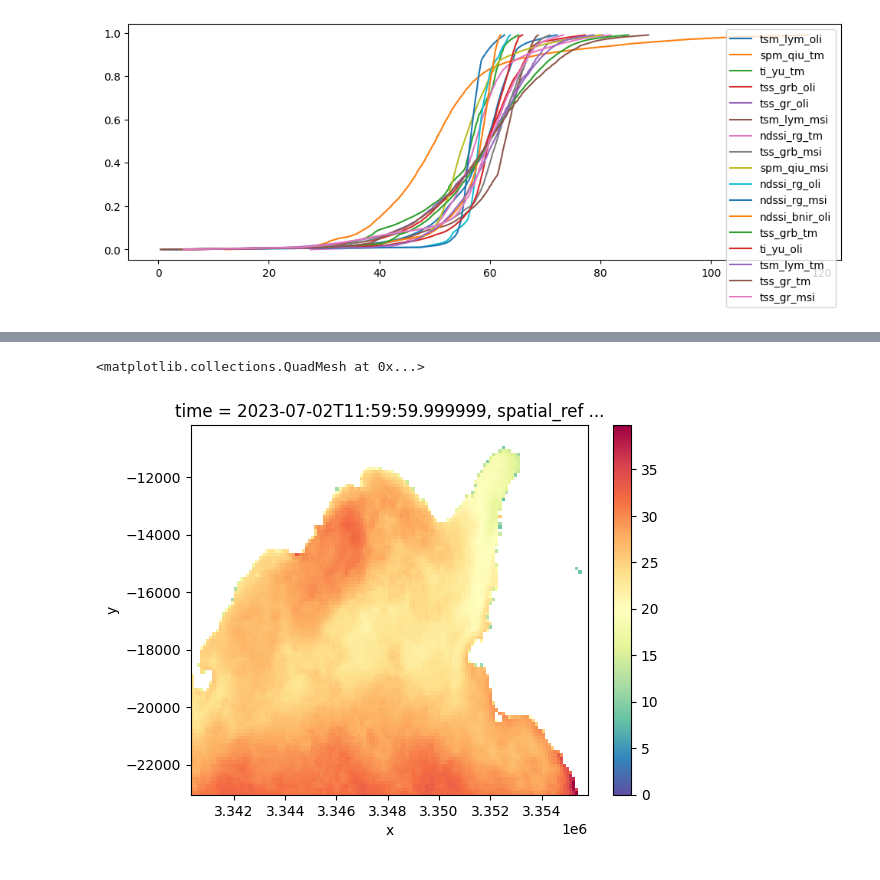
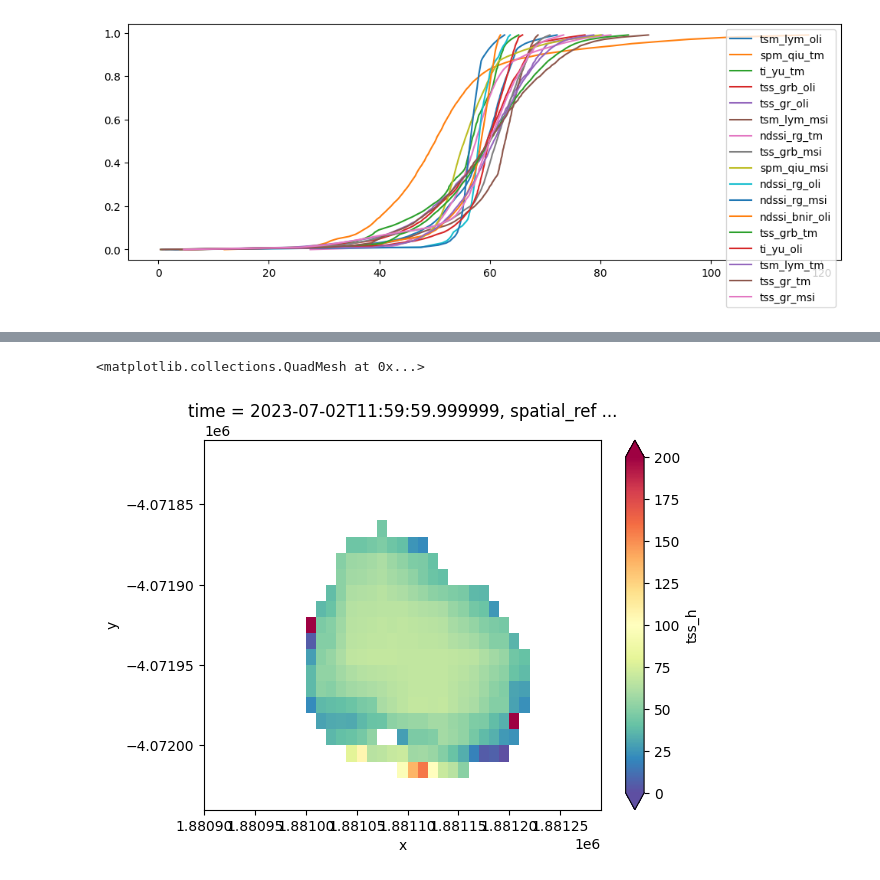
Before and after one commit to digitalearthafrica/deafrica_water_quality, a Jupyter notebook: WP1.2/WQ package 1.2.ipynb, the cells around one changed output, grey strips where cells are left out. Drawn from its saved outputs; the diff is of its cells as text; code cells hidden in the pictures.

Commit message:
Tidy up of the workbook and better plots of results

```diff
--- a/WP1.2/WQ package 1.2.ipynb
+++ b/WP1.2/WQ package 1.2.ipynb
@@ -522,13 +524,13 @@ if True: #put the data into a new dimension, call the variable 'tss' or 'chla'
                         instruments,
                         new_dimension_name='tss_measure',
                         new_varname='tss',
-                        verbose=verbose)
+                        verbose=False)
     ds,chla_vlist = WQ_vars(ds.where(ds.clearwater),
                         algorithms_chla,
                         instruments,
                         new_dimension_name='chla_measure',
                         new_varname='chla',
-                        verbose=verbose)
+                        verbose=False)
 
 else:  #keep it simple, just add new data as new variables in a 3-D dataset
     ds,tsm_vlist  = WQ_vars(ds.where(ds.clearwater),
@@ -866,6 +802,6 @@ plt.legend(loc='best')
 # %%
 #(ds.isel(time=23).tss * wq_results.tss_scale + wq_results.tss_offset).mean(dim=('tss_measure')).plot(vmin=0)
-(ds.tss * wq_results.tss_scale + wq_results.tss_offset).mean(dim=('tss_measure')).isel(time=23).plot(vmin=0,cmap='Spectral_r')
+ds.tss_h.mean(dim=('tss_measure')).isel(time=23).plot(vmin=0,vmax=200,cmap='Spectral_r')
 # %% [output]
 <matplotlib.collections.QuadMesh at 0x...>
-[figure, old version]
+[figure, new version]
```
Also changed, not shown: parts of 47 cells of this notebook.
